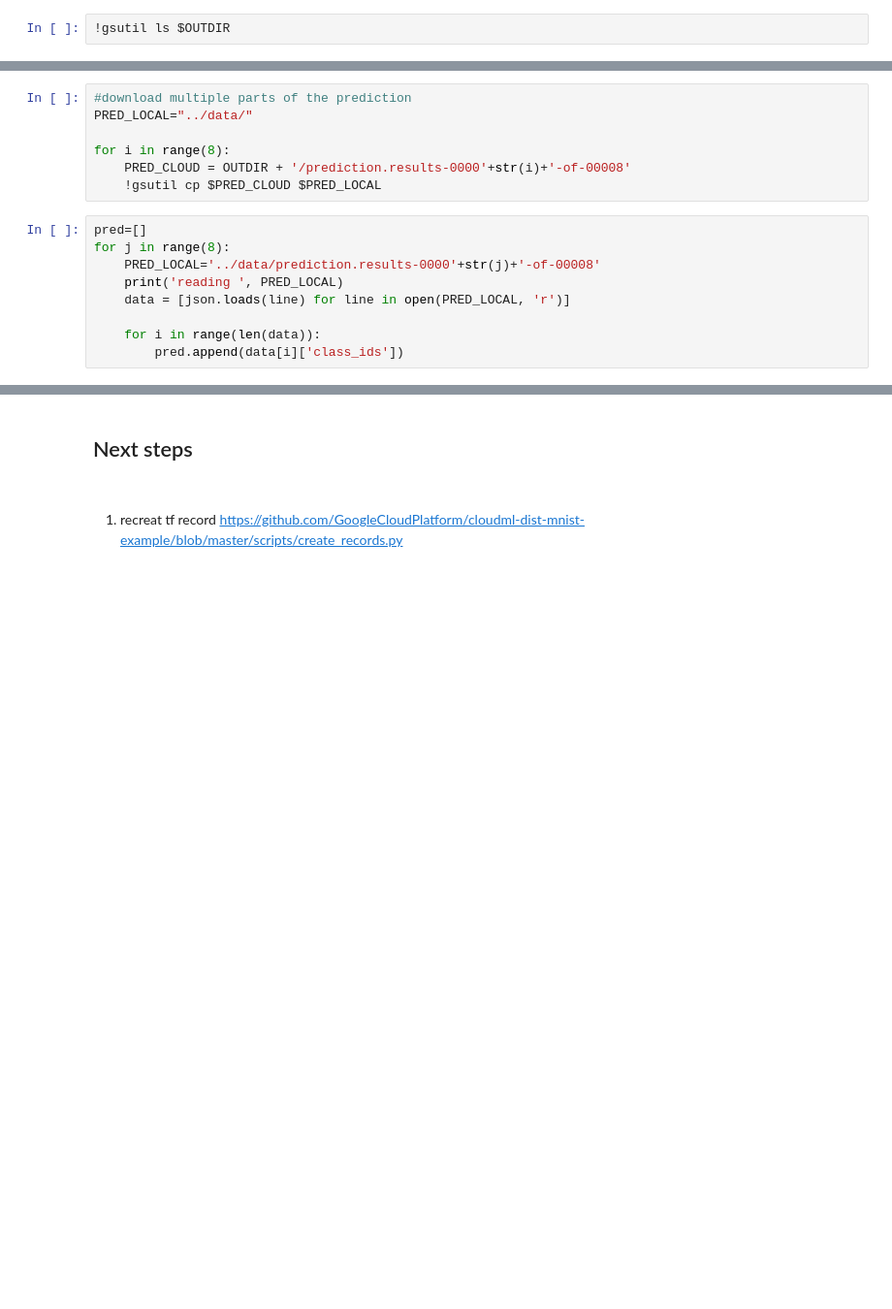
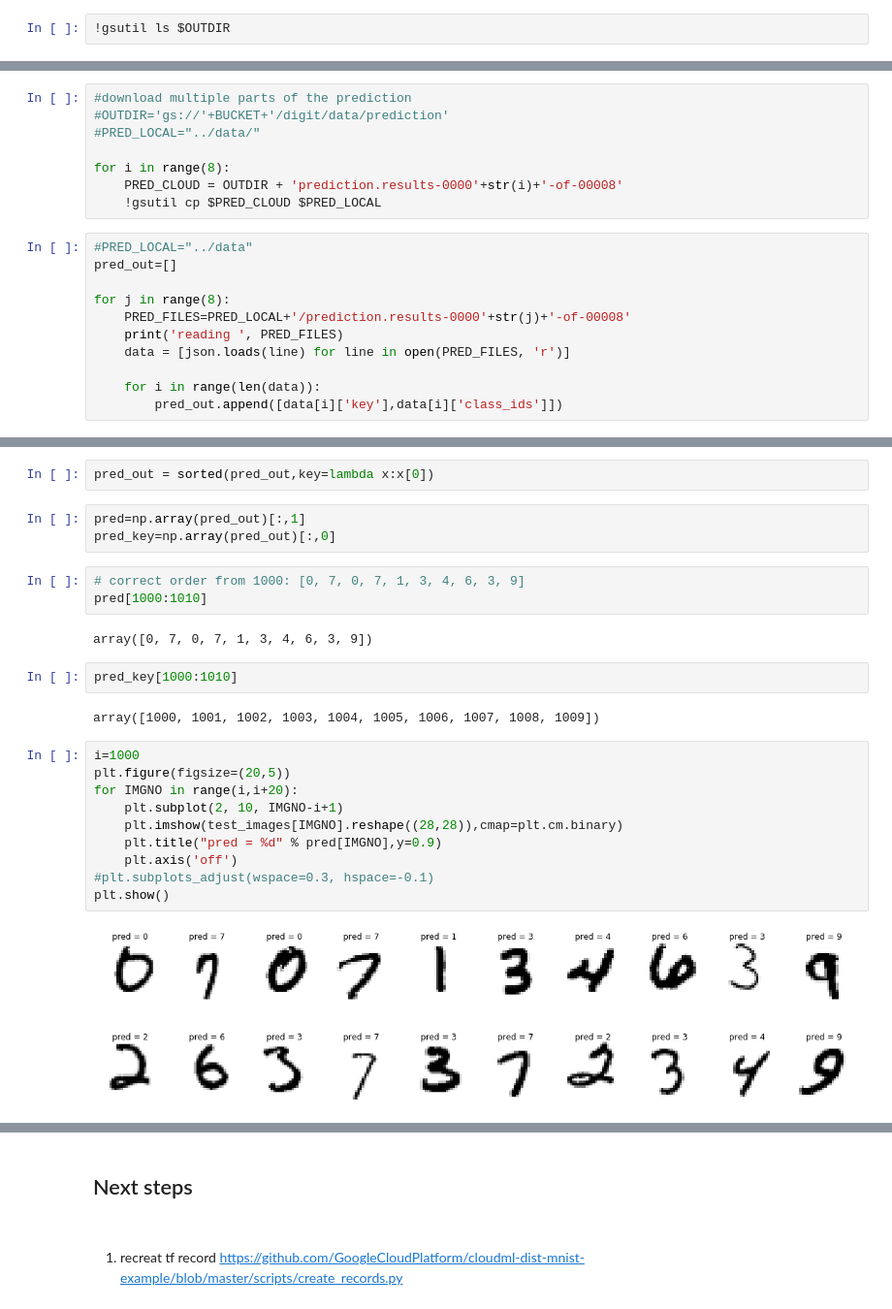
Before and after one commit to frh2020/kaggle, a Jupyter notebook: digit_recognizer/run_on_gcp/kaggle-digit-gcp-1-pred-git.ipynb, the cells around one changed output, grey strips where cells are left out. Shown at 97% size. Saved outputs shown, nothing was run; the diff lists cells and outputs as text; blank space fills up the shorter version.

```diff
--- a/digit_recognizer/run_on_gcp/kaggle-digit-gcp-1-pred-git.ipynb
+++ b/digit_recognizer/run_on_gcp/kaggle-digit-gcp-1-pred-git.ipynb
@@ -129,17 +149,20 @@ or continue streaming the logs with the command
 # %%
 #download multiple parts of the prediction
-PRED_LOCAL="../data/"
+#OUTDIR='gs://'+BUCKET+'/digit/data/prediction'
+#PRED_LOCAL="../data/"
 
 for i in range(8):
-    PRED_CLOUD = OUTDIR + '/prediction.results-0000'+str(i)+'-of-00008'
+    PRED_CLOUD = OUTDIR + 'prediction.results-0000'+str(i)+'-of-00008'
     !gsutil cp $PRED_CLOUD $PRED_LOCAL
 # %%
-pred=[]
+#PRED_LOCAL="../data"
+pred_out=[]
+
 for j in range(8):
-    PRED_LOCAL='../data/prediction.results-0000'+str(j)+'-of-00008'
-    print('reading ', PRED_LOCAL)
-    data = [json.loads(line) for line in open(PRED_LOCAL, 'r')]
+    PRED_FILES=PRED_LOCAL+'/prediction.results-0000'+str(j)+'-of-00008'
+    print('reading ', PRED_FILES)
+    data = [json.loads(line) for line in open(PRED_FILES, 'r')]
 
     for i in range(len(data)):
-        pred.append(data[i]['class_ids'])
+        pred_out.append([data[i]['key'],data[i]['class_ids']])
 # %% [output]
@@ -162 +194,27 @@ pred[:10]
+# %%
+pred_out = sorted(pred_out,key=lambda x:x[0])
+# %%
+pred=np.array(pred_out)[:,1]
+pred_key=np.array(pred_out)[:,0]
+# %%
+# correct order from 1000: [0, 7, 0, 7, 1, 3, 4, 6, 3, 9]
+pred[1000:1010]
+# %% [output]
+array([0, 7, 0, 7, 1, 3, 4, 6, 3, 9])
+# %%
+pred_key[1000:1010]
+# %% [output]
+array([1000, 1001, 1002, 1003, 1004, 1005, 1006, 1007, 1008, 1009])
+# %%
+i=1000
+plt.figure(figsize=(20,5))
+for IMGNO in range(i,i+20):
+    plt.subplot(2, 10, IMGNO-i+1)
+    plt.imshow(test_images[IMGNO].reshape((28,28)),cmap=plt.cm.binary)
+    plt.title("pred = %d" % pred[IMGNO],y=0.9)
+    plt.axis('off')
+#plt.subplots_adjust(wspace=0.3, hspace=-0.1)
+plt.show()
+# %% [output]
+[figure, added]
 # %%
```
Also changed, not shown: parts of 18 cells of this notebook, 1 other file.
